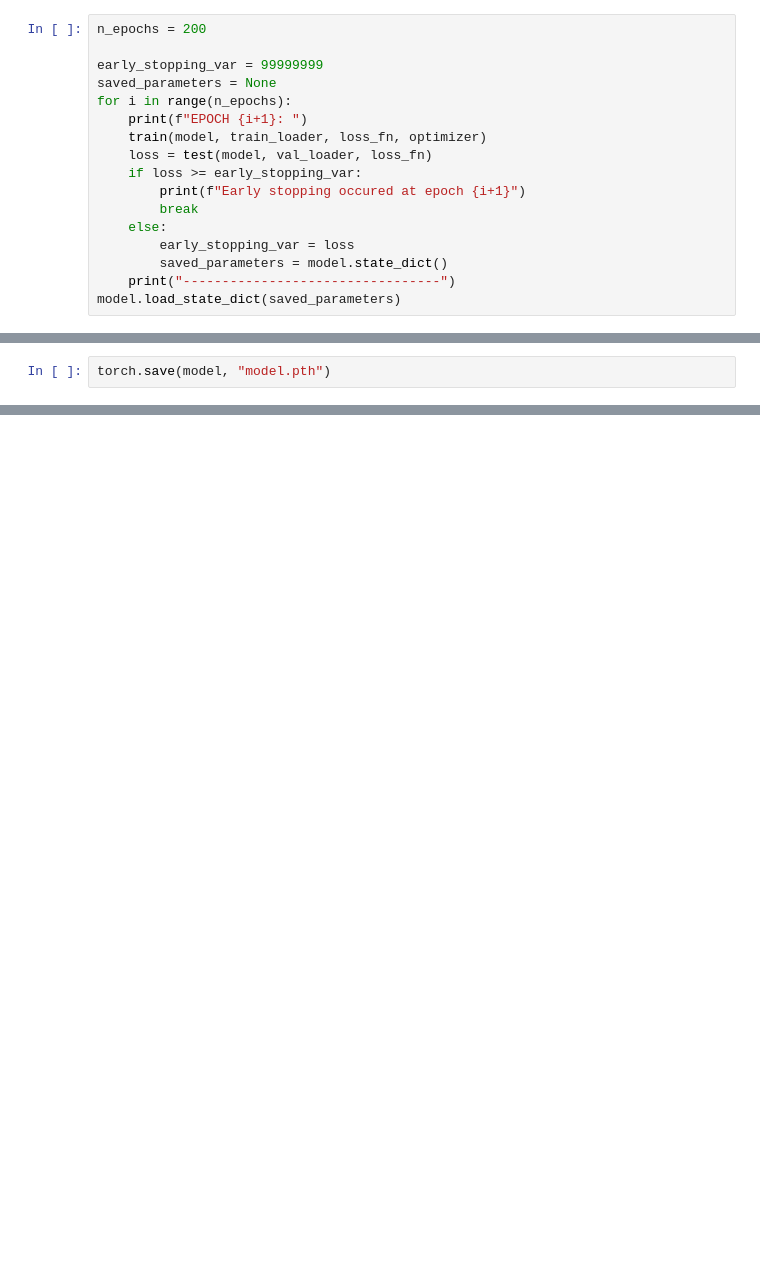
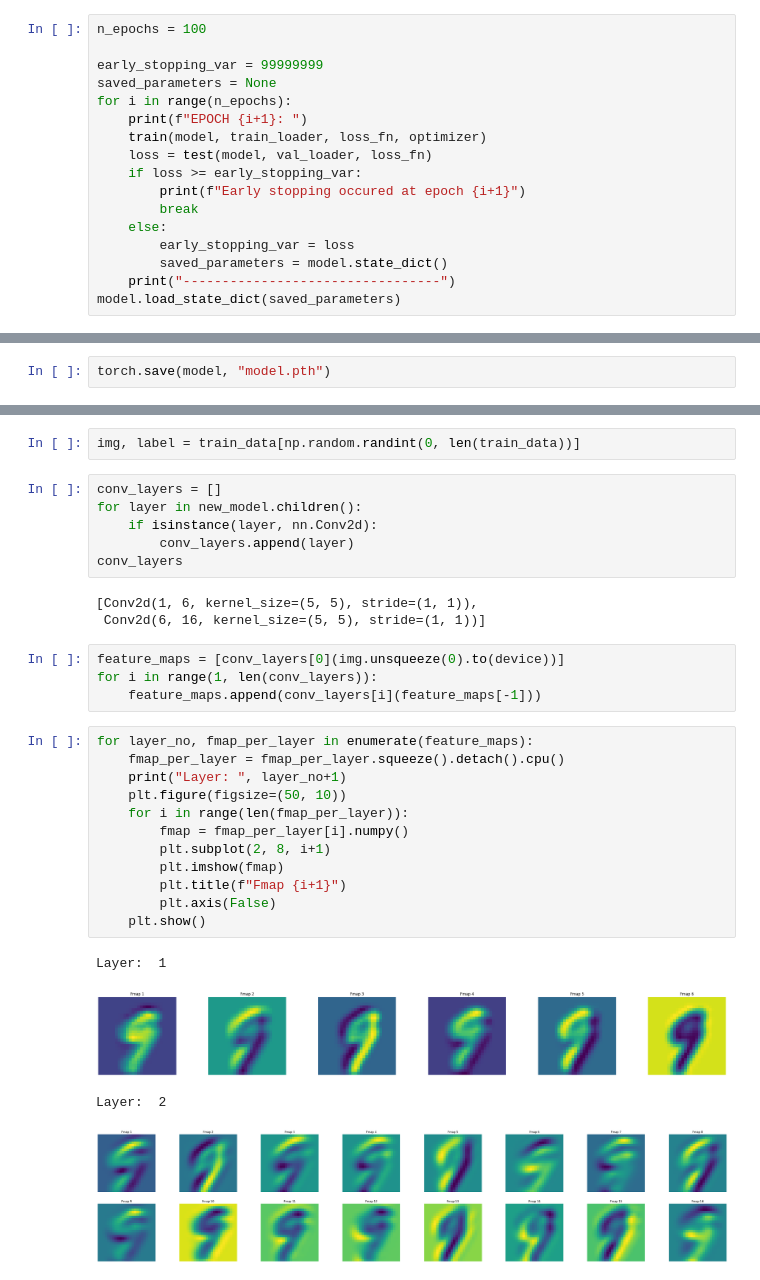
Before and after one commit to Sidharth-Darwin/PyTorch_Programs, a Jupyter notebook: LeNet.ipynb, the cells around one changed output, grey strips where cells are left out. Cells and saved outputs as stored; diff of their text form; blank space fills up the shorter version.

```diff
--- a/LeNet.ipynb
+++ b/LeNet.ipynb
@@ -182,7 +214,7 @@ def test(model, data, loss_fn):
     print(f"Test Avg Loss: {avg_loss:.4f} Accuracy: {accuracy:.3f}")
     return avg_loss
 # %%
-n_epochs = 200
+n_epochs = 100
 
 early_stopping_var = 99999999
 saved_parameters = None
@@ -254,0 +302,32 @@ Test Avg Loss: 0.0598 Accuracy: 97.960
+# %%
+img, label = train_data[np.random.randint(0, len(train_data))]
+# %%
+conv_layers = []
+for layer in new_model.children():
+    if isinstance(layer, nn.Conv2d):
+        conv_layers.append(layer)
+conv_layers
+# %% [output]
+[Conv2d(1, 6, kernel_size=(5, 5), stride=(1, 1)),
+ Conv2d(6, 16, kernel_size=(5, 5), stride=(1, 1))]
+# %%
+feature_maps = [conv_layers[0](img.unsqueeze(0).to(device))]
+for i in range(1, len(conv_layers)):
+    feature_maps.append(conv_layers[i](feature_maps[-1]))
+# %%
+for layer_no, fmap_per_layer in enumerate(feature_maps):
+    fmap_per_layer = fmap_per_layer.squeeze().detach().cpu()
+    print("Layer: ", layer_no+1)
+    plt.figure(figsize=(50, 10))
+    for i in range(len(fmap_per_layer)):
+        fmap = fmap_per_layer[i].numpy()
+        plt.subplot(2, 8, i+1)
+        plt.imshow(fmap)
+        plt.title(f"Fmap {i+1}")
+        plt.axis(False)
+    plt.show()
+# %% [output]
+Layer:  1
+[figure, added]
+Layer:  2
+[figure, added]
```
Also changed, not shown: parts of 10 cells of this notebook.
